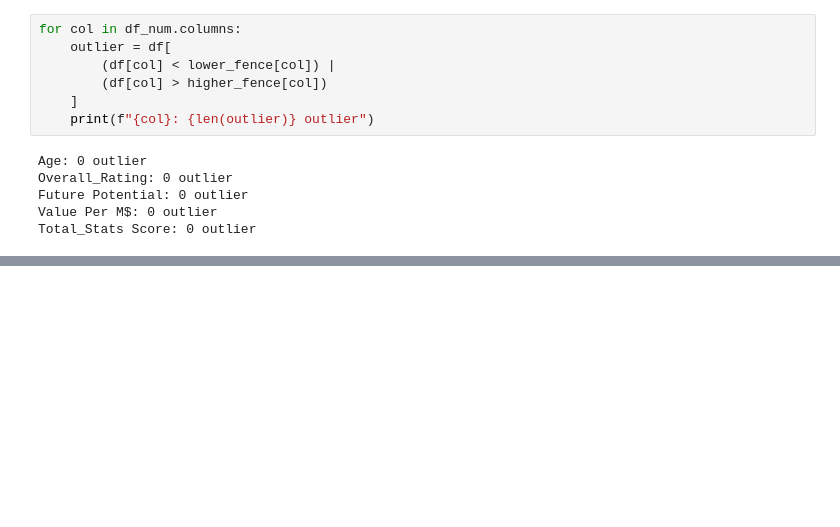
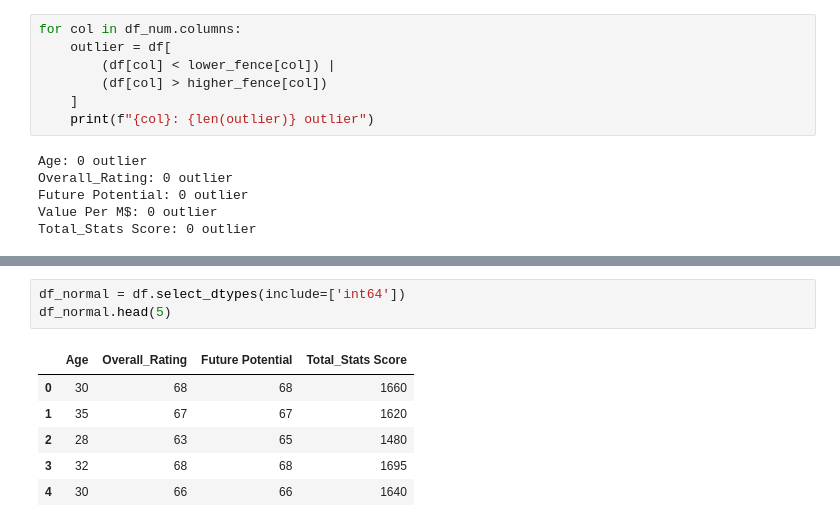
Before and after one commit to HafidzAfrieno/Data-Cleaning-Project, a Jupyter notebook: fifa_player_Skor_cleaning.ipynb, the cells around one changed output, grey strips where cells are left out. Drawn from its saved outputs; the diff is of its cells as text; blank space fills up the shorter version.

```diff
--- a/fifa_player_Skor_cleaning.ipynb
+++ b/fifa_player_Skor_cleaning.ipynb
@@ -165,0 +259,10 @@ Total_Stats Score: 0 outlier
+# %%
+df_normal = df.select_dtypes(include=['int64'])
+df_normal.head(5)
+# %% [output]
+|  | Age | Overall_Rating | Future Potential | Total_Stats Score |
+| 0 | 30 | 68 | 68 | 1660 |
+| 1 | 35 | 67 | 67 | 1620 |
+| 2 | 28 | 63 | 65 | 1480 |
+| 3 | 32 | 68 | 68 | 1695 |
+| 4 | 30 | 66 | 66 | 1640 |
```
Also changed, not shown: parts of 11 cells of this notebook.
